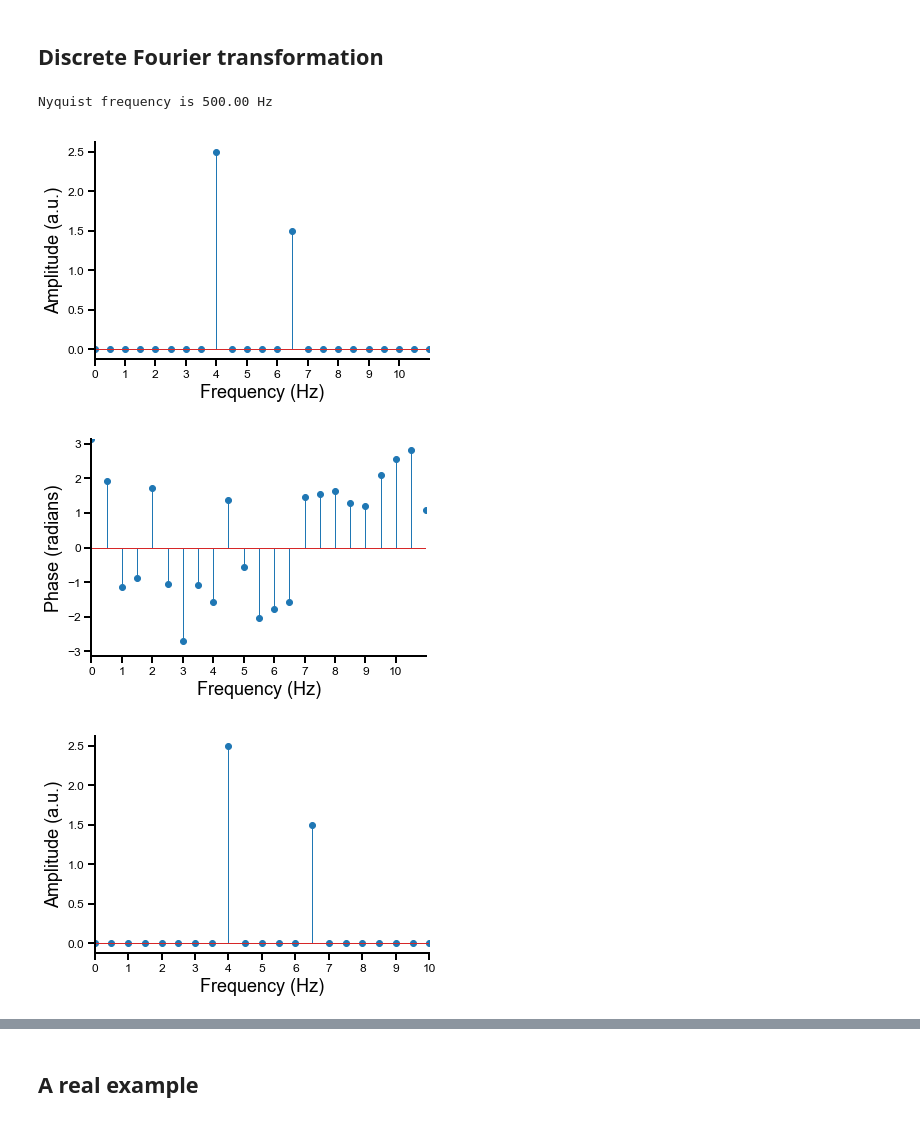
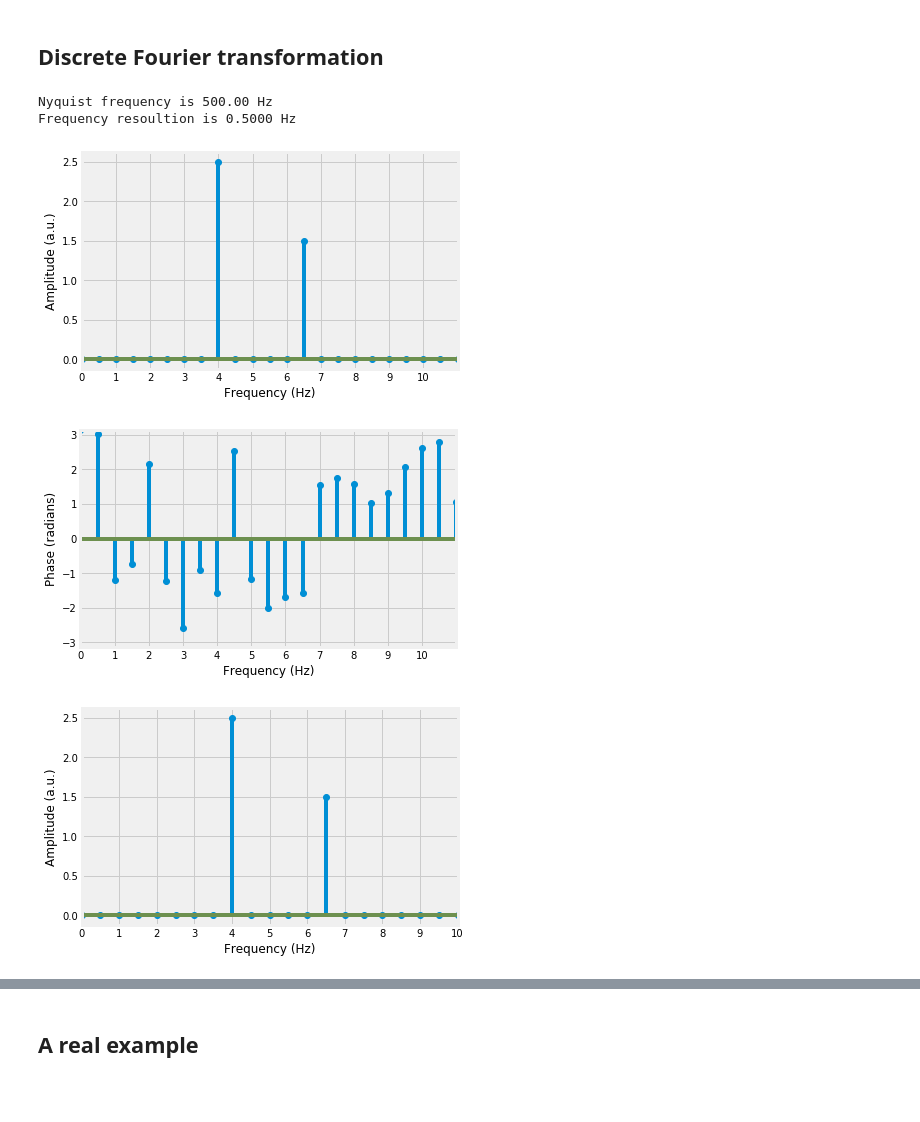
Before and after one commit to OrielBanne/myIPythonNotebooks, a Jupyter notebook: Signal_Processing/DiscreteFourierTransformation.ipynb, the cells around one changed output, grey strips where cells are left out. Saved outputs shown, nothing was run; the diff lists cells and outputs as text; code cells hidden in the pictures; blank space fills up the shorter version.

Commit message:
update Discrete Fourier

```diff
--- a/Signal_Processing/DiscreteFourierTransformation.ipynb
+++ b/Signal_Processing/DiscreteFourierTransformation.ipynb
@@ -2,6 +2,8 @@
 <H1>Discrete Fourier Transformation</H1>
 # %%
 %pylab inline
+from matplotlib import style
+style.use('fivethirtyeight')
 # %% [output]
 Populating the interactive namespace from numpy and matplotlib
 # %% [markdown]
@@ -10,10 +12,11 @@ Populating the interactive namespace from numpy and matplotlib
 # create artificial wave signal
 sf = 1000 # samples per second (sec^{-1})
 dt = 1/sf # sampling interval (in sec)
-t = np.arange(0,2, dt) # 5 seconds activity
+t = np.arange(0,2, dt) # 2 seconds activity
 
 # create a signal
-wave = lambda f: np.sin(2*np.pi*f*t)
+PI = np.pi
+wave = lambda f: np.sin(2*PI*f*t)
 signal = 2.5 * wave(4) + 1.5 * wave(6.5)# + 0.5*wave(2.4)
 # %%
 # plot signal and the sum of the waves
@@ -35,7 +38,7 @@ plt.xlabel("Time (sec)");plt.ylabel('Amplitude (a.u)');
 FourierTime = np.arange(signal.size)/signal.size
 # %%
 # create a complex wave with the Eulers formula e^ik that depends only on the frequency
-csw = lambda freq: np.exp( -1j*2*np.pi*freq*FourierTime )
+csw = lambda freq: np.exp( -1j*2*PI*freq*FourierTime )
 # %%
 # dot product of complex waves and signal for waves with frequencies betwen 0 and number of samples
 # of the signal. It will return the Fourier coefficients (amplitude and phase) for every frequency.
@@ -49,37 +52,38 @@ amp = 2*np.abs(FourierCoeff)
 # and compute phases (in rad)
 phi = np.angle(FourierCoeff)
 # %%
-# compute frequencies vector, it goes from zero (DC component) to half the sampling frequency (Nyquist)
+# compute frequencies vector, it goes from zero (DC component)
+# to half the sampling frequency (Nyquist)
 # n/2 + 1 for the offset
 Nyquist = sf/2
 print('Nyquist frequency is {:2.2f} Hz'.format(Nyquist))
 
-# To transform into Hz. If we have sf in samples/seconds, the units are Hz (e.g., sf = 30000 = 30 kHz)
-# we need to know that we can only sample half of the sampling frequency (e.g., 15 kHz) but we need to express it
-# in units of sampling points (e.g., 15000).
+Fresolution = (sf/signal.size)
+print('Frequency resoultion is {:2.4f} Hz'.format(Fresolution))
 
-
-# n/2 + 1 is to take only the possitive frequencies (?)
-hz = np.linspace(0, sf/2., num = int(np.floor(len(t)/2.))+1 )
+# n/2 + 1 is to take only the possitive frequencies
+Nsamples = math.floor(signal.size/2)
+hz = np.linspace(0, Nyquist, num = int(Nsamples) + 1 )
 # %% [output]
 Nyquist frequency is 500.00 Hz
+Frequency resoultion is 0.5000 Hz
 # %%
 # plot frequencies vs amp
-plt.stem(hz, amp[:len(hz)])#, use_line_collection = True)
+plt.stem(hz, amp[:len(hz)], use_line_collection = True)
 plt.xlabel('Frequency (Hz)'), plt.ylabel('Amplitude (a.u.)')
 plt.xticks(range(11));
 plt.xlim(0,11);
 # %% [output]
-[figure, old version]
+[figure, new version]
 # %%
 # plot phases vs freq
-plt.stem(hz, phi[:len(hz)])#, use_line_collection = True)
+plt.stem(hz, phi[:len(hz)], use_line_collection = True)
 plt.xlabel('Frequency (Hz)'), plt.ylabel('Phase (radians)')
 plt.ylim(-np.pi, np.pi)
 plt.xticks(range(11));
 plt.xlim(0,11);
 # %% [output]
-[figure, old version]
+[figure, new version]
 # %%
 # with python fft
 FourierCoeff = np.fft.fft(signal)/signal.size
@@ -94,6 +98,6 @@ plt.xlabel('Frequency (Hz)'), plt.ylabel('Amplitude (a.u.)')
 plt.xticks(range(11));
 plt.xlim(0,10);
 # %% [output]
-[figure, old version]
+[figure, new version]
 # %%
 # plot phases vs freq
```
Also changed, not shown: parts of 16 cells of this notebook.
